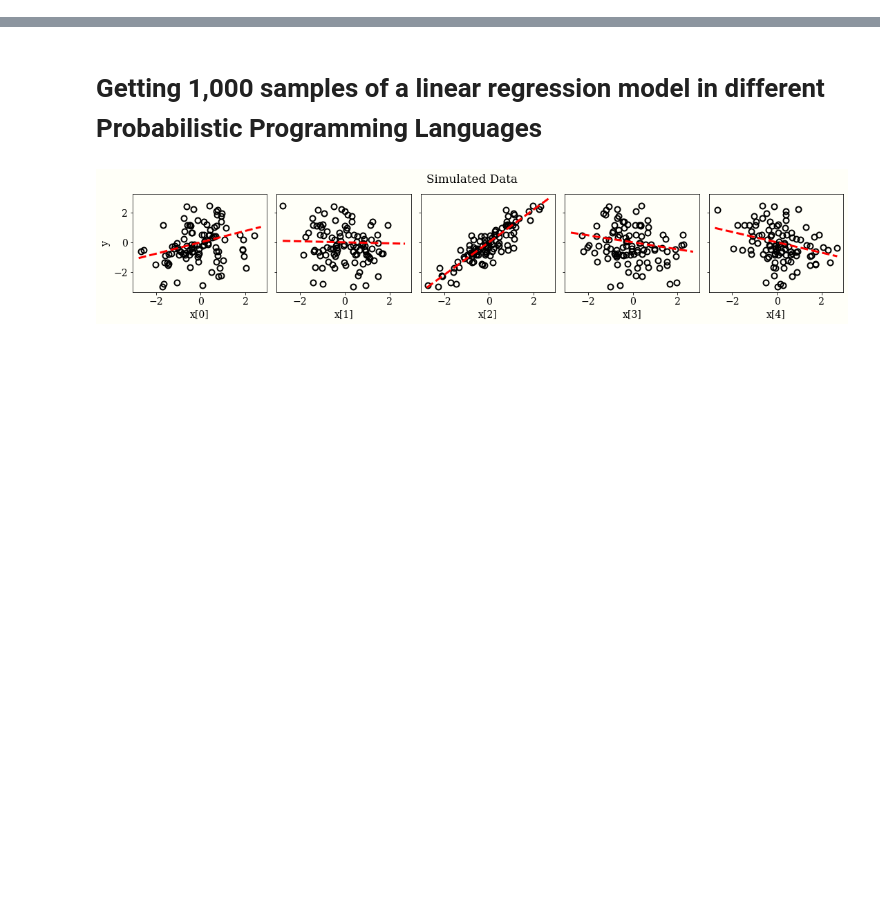
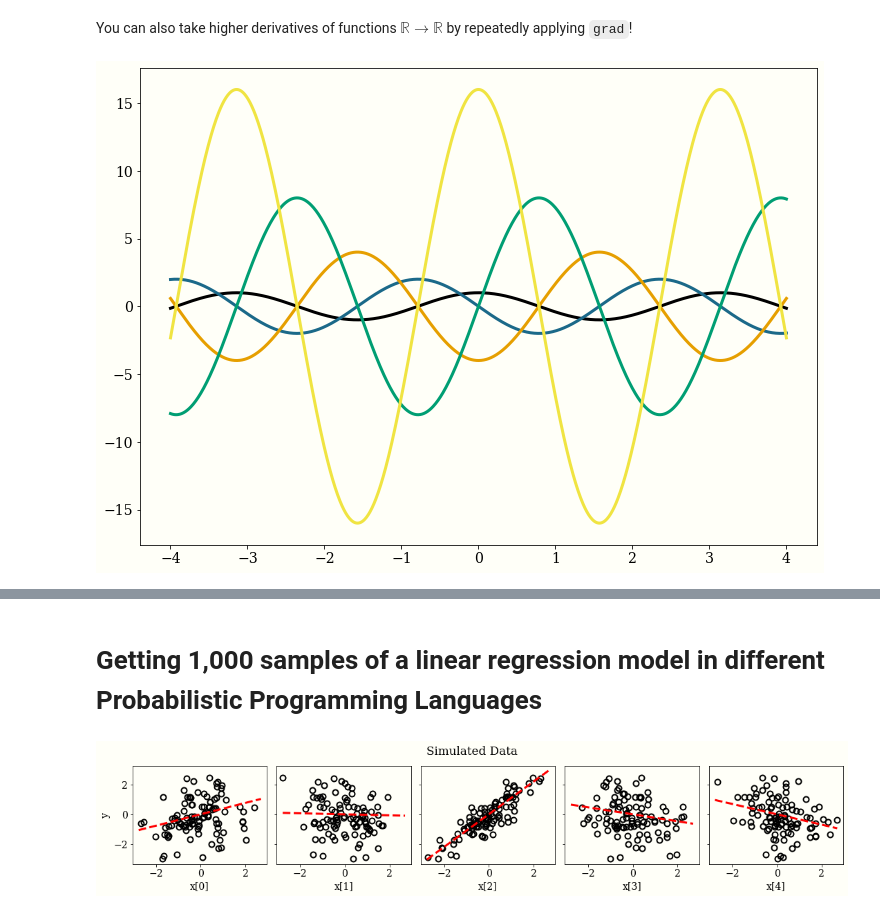
Before and after one commit to fonnesbeck/Bayes_Computing_Course, a Jupyter notebook: notebooks/Section5_3-PPLs.ipynb, the cells around one changed output, grey strips where cells are left out. Cells and saved outputs as stored; diff of their text form; code cells hidden in the pictures; blank space fills up the shorter version.

```diff
--- a/notebooks/Section5_3-PPLs.ipynb
+++ b/notebooks/Section5_3-PPLs.ipynb
@@ -24,0 +88,14 @@ plt.rcParams.update({
+# %% [markdown]
+You can also take higher derivatives of functions $\mathbb{R} \rightarrow \mathbb{R}$ by repeatedly applying `grad`!
+# %%
+fig, ax = plt.subplots(figsize=(10, 7))
+
+x = jnp.linspace(-4, 4, 1000)
+
+my_func = lambda x : jnp.cos(2 * x)
+ax.plot(x, my_func(x))
+for _ in range(4):
+    my_func = grad(my_func)
+    ax.plot(x, vmap(my_func)(x))
+# %% [output]
+[figure, added]
```
Also changed, not shown: parts of 34 cells of this notebook.
